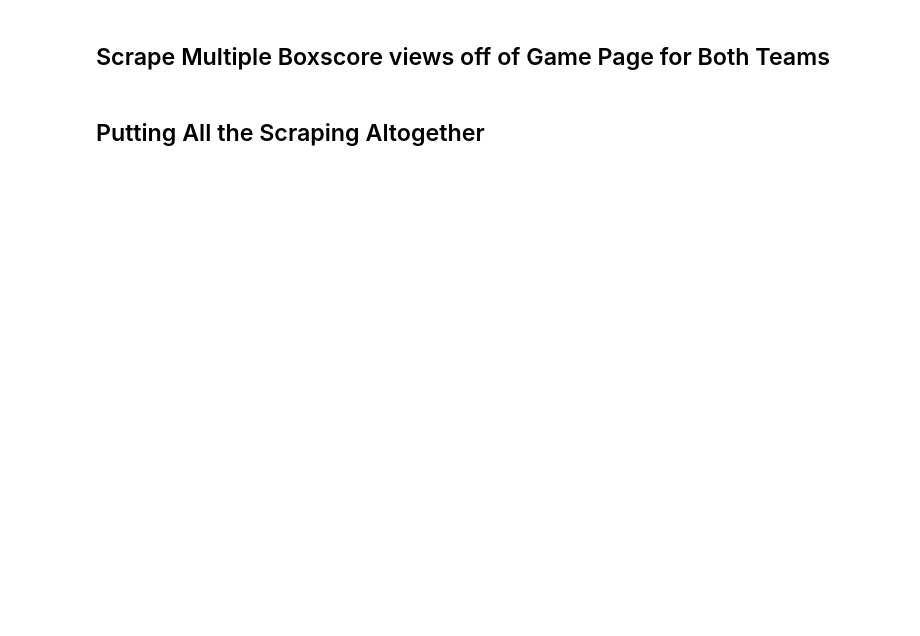
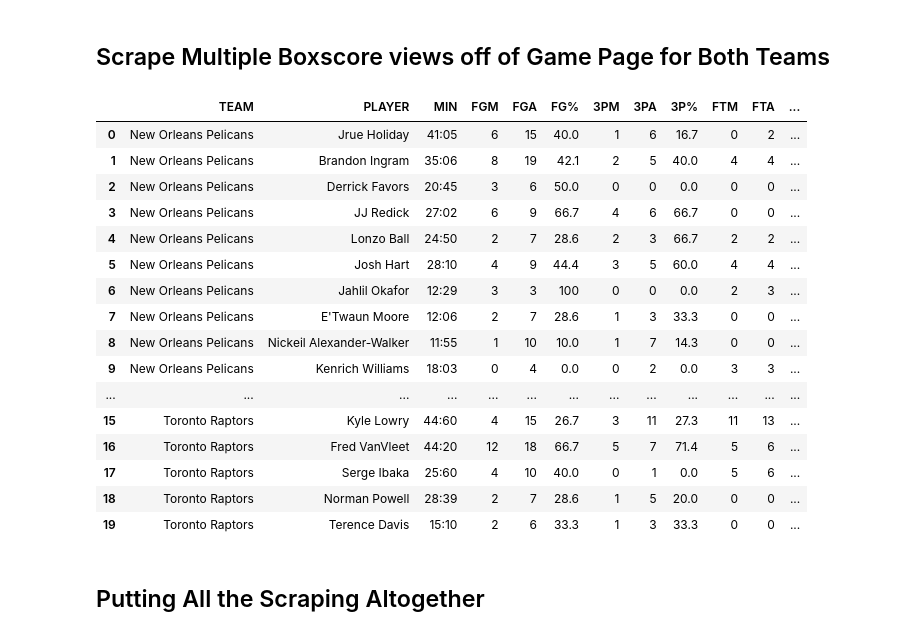
Before and after one commit to icarusoars/Senior_Thesis, a Jupyter notebook: Notebooks/scrape_game_boxscores.ipynb, the cells around one changed output. Saved outputs shown, nothing was run; the diff lists cells and outputs as text; code cells hidden in the pictures; blank space fills up the shorter version.

```diff
--- a/Notebooks/scrape_game_boxscores.ipynb
+++ b/Notebooks/scrape_game_boxscores.ipynb
@@ -172,7 +176,7 @@ text_replacements = {
     'PARTIAL\nPOSS': 'PARTIAL_POSS'
 }
 # %%
-options = ['Traditional', 'Advanced', 'Scoring', 'Usage', 'Player Tracking', 'Hustle', 'Defense']
+options = ['Traditional', 'Advanced', 'Usage', 'Player Tracking', 'Hustle', 'Defense']
 # %%
 # keep track of all stats with a list of dfs
 team1_stats_dfs = []
@@ -239,3 +246,59 @@ browser.back()
+# %%
+team1_df = pd.merge(team1_stats_dfs[0], team1_stats_dfs[1].drop(columns = ['MIN']),
+                    how = 'outer', left_on = 'PLAYER', right_on = 'PLAYER')
+team1_df = pd.merge(team1_df, team1_stats_dfs[2].drop(columns = ['MIN', 'USG%']),
+                    how = 'outer', left_on = 'PLAYER', right_on = 'PLAYER')
+team1_df = pd.merge(team1_df, team1_stats_dfs[3].drop(columns = ['MIN', 'AST', 'FG%']),
+                    how = 'outer', left_on = 'PLAYER', right_on = 'PLAYER')
+team1_df = pd.merge(team1_df, team1_stats_dfs[4].drop(columns = ['MIN']),
+                    how = 'outer', left_on = 'PLAYER', right_on = 'PLAYER')
+
+team1_stats_dfs[5] = team1_stats_dfs[5].rename(columns = {
+    'PTS' : 'ALLOWED_PTS',
+    'AST' : 'ALLOWED_AST',
+    'TOV' : 'FORCED_TOV'
+})
+team1_df = pd.merge(team1_df, team1_stats_dfs[5].drop(columns = ['DREB', 'STL', 'BLK', 'DFGM', 'DFGA', 'DFG%']),
+                    how = 'outer', left_on = 'PLAYER', right_on = 'PLAYER')
+# team 2
+team2_df = pd.merge(team2_stats_dfs[0], team2_stats_dfs[1].drop(columns = ['MIN']),
+                    how = 'outer', left_on = 'PLAYER', right_on = 'PLAYER')
+team2_df = pd.merge(team2_df, team2_stats_dfs[2].drop(columns = ['MIN', 'USG%']),
+                    how = 'outer', left_on = 'PLAYER', right_on = 'PLAYER')
+team2_df = pd.merge(team2_df, team2_stats_dfs[3].drop(columns = ['MIN', 'AST', 'FG%']),
+                    how = 'outer', left_on = 'PLAYER', right_on = 'PLAYER')
+team2_df = pd.merge(team2_df, team2_stats_dfs[4].drop(columns = ['MIN']),
+                    how = 'outer', left_on = 'PLAYER', right_on = 'PLAYER')
+
+team2_stats_dfs[5] = team2_stats_dfs[5].rename(columns = {
+    'PTS' : 'ALLOWED_PTS',
+    'AST' : 'ALLOWED_AST',
+    'TOV' : 'FORCED_TOV'
+})
+team2_df = pd.merge(team2_df, team2_stats_dfs[5].drop(columns = ['DREB', 'STL', 'BLK', 'DFGM', 'DFGA', 'DFG%']),
+                    how = 'outer', left_on = 'PLAYER', right_on = 'PLAYER')
+team1_df.insert(0, 'TEAM', team1)
+team2_df.insert(0, 'TEAM', team2)
+# %%
+pd.concat([team1_df, team2_df], ignore_index=True)
+# %% [output]
+|  | TEAM | PLAYER | MIN | FGM | FGA | FG% | 3PM | 3PA | 3P% | FTM | FTA | ... |
+| 0 | New Orleans Pelicans | Jrue Holiday | 41:05 | 6 | 15 | 40.0 | 1 | 6 | 16.7 | 0 | 2 | ... |
+| 1 | New Orleans Pelicans | Brandon Ingram | 35:06 | 8 | 19 | 42.1 | 2 | 5 | 40.0 | 4 | 4 | ... |
+| 2 | New Orleans Pelicans | Derrick Favors | 20:45 | 3 | 6 | 50.0 | 0 | 0 | 0.0 | 0 | 0 | ... |
+| 3 | New Orleans Pelicans | JJ Redick | 27:02 | 6 | 9 | 66.7 | 4 | 6 | 66.7 | 0 | 0 | ... |
+| 4 | New Orleans Pelicans | Lonzo Ball | 24:50 | 2 | 7 | 28.6 | 2 | 3 | 66.7 | 2 | 2 | ... |
+| 5 | New Orleans Pelicans | Josh Hart | 28:10 | 4 | 9 | 44.4 | 3 | 5 | 60.0 | 4 | 4 | ... |
+| 6 | New Orleans Pelicans | Jahlil Okafor | 12:29 | 3 | 3 | 100 | 0 | 0 | 0.0 | 2 | 3 | ... |
+| 7 | New Orleans Pelicans | E'Twaun Moore | 12:06 | 2 | 7 | 28.6 | 1 | 3 | 33.3 | 0 | 0 | ... |
+| 8 | New Orleans Pelicans | Nickeil Alexander-Walker | 11:55 | 1 | 10 | 10.0 | 1 | 7 | 14.3 | 0 | 0 | ... |
+| 9 | New Orleans Pelicans | Kenrich Williams | 18:03 | 0 | 4 | 0.0 | 0 | 2 | 0.0 | 3 | 3 | ... |
+| ... | ... | ... | ... | ... | ... | ... | ... | ... | ... | ... | ... | ... |
+| 15 | Toronto Raptors | Kyle Lowry | 44:60 | 4 | 15 | 26.7 | 3 | 11 | 27.3 | 11 | 13 | ... |
+| 16 | Toronto Raptors | Fred VanVleet | 44:20 | 12 | 18 | 66.7 | 5 | 7 | 71.4 | 5 | 6 | ... |
+| 17 | Toronto Raptors | Serge Ibaka | 25:60 | 4 | 10 | 40.0 | 0 | 1 | 0.0 | 5 | 6 | ... |
+| 18 | Toronto Raptors | Norman Powell | 28:39 | 2 | 7 | 28.6 | 1 | 5 | 20.0 | 0 | 0 | ... |
+| 19 | Toronto Raptors | Terence Davis | 15:10 | 2 | 6 | 33.3 | 1 | 3 | 33.3 | 0 | 0 | ... |
 # %% [markdown]
 ## Putting All the Scraping Altogether
 # %%
```
Also changed, not shown: parts of 7 cells of this notebook, 6 other files.
